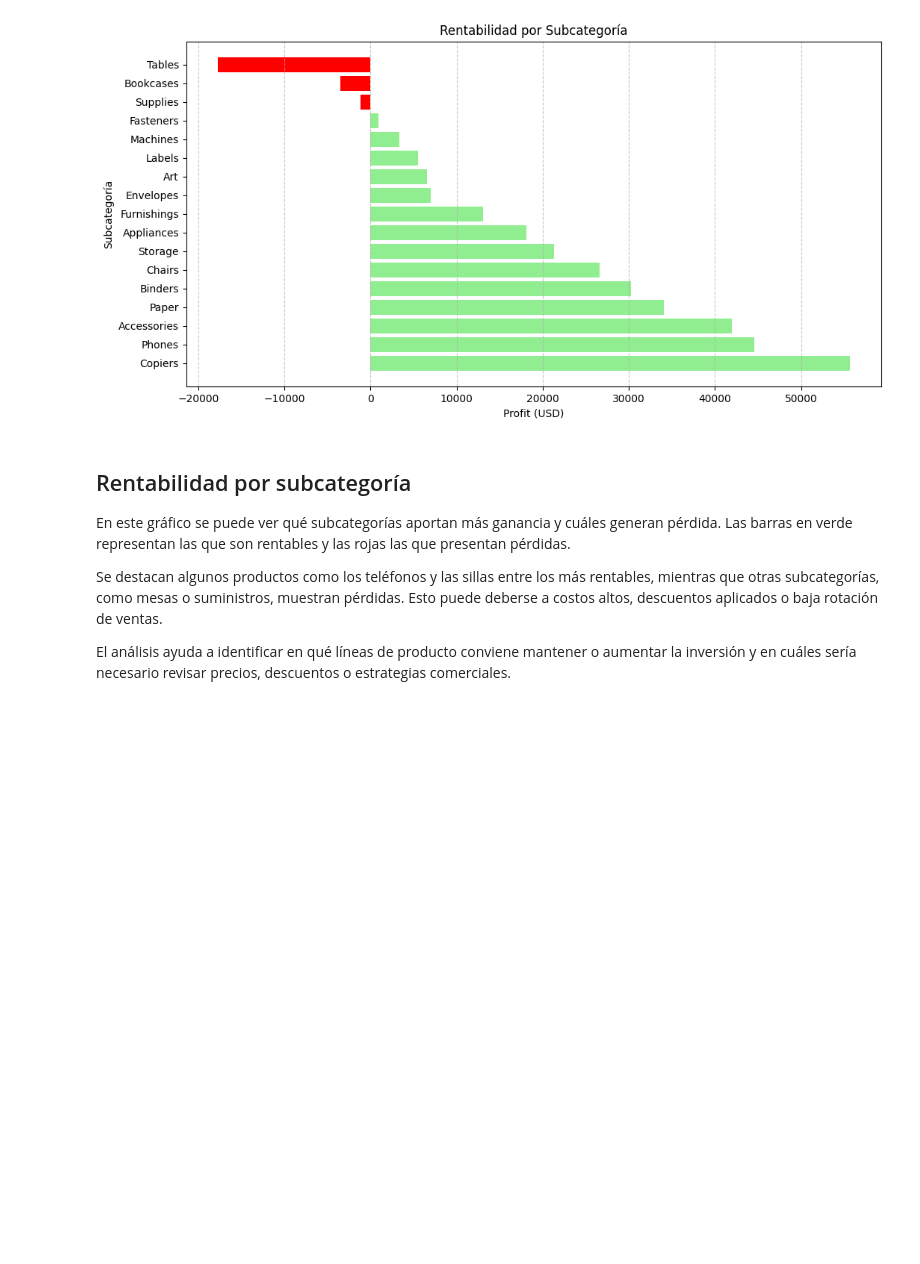
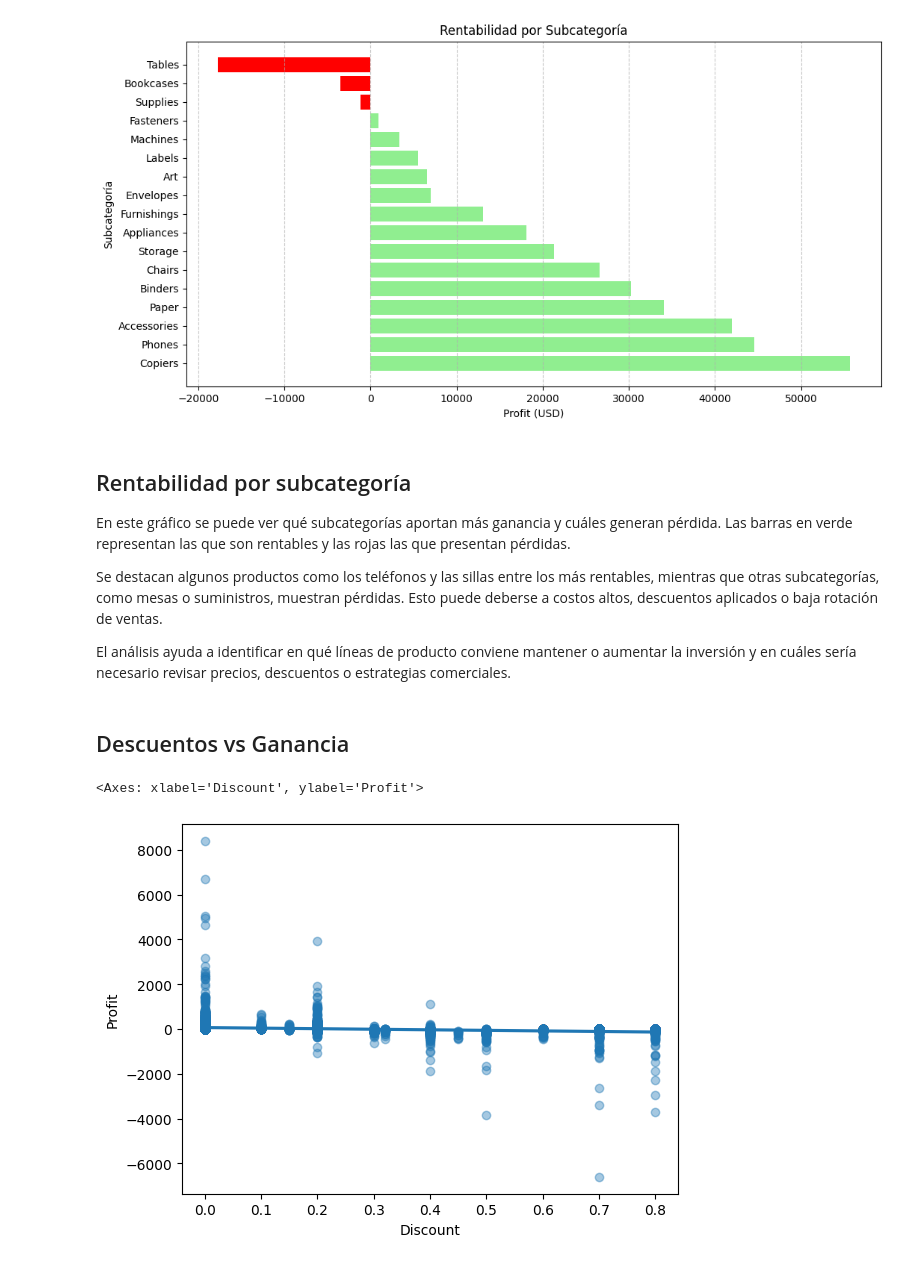
Before and after one commit to AgusISO8583/ITBA, a Jupyter notebook: TP_supermercadoG3.ipynb, the cells around one changed output. Drawn from its saved outputs; the diff is of its cells as text; code cells hidden in the pictures; blank space fills up the shorter version.

Commit message:
mas descuento menos ganancia

```diff
--- a/TP_supermercadoG3.ipynb
+++ b/TP_supermercadoG3.ipynb
@@ -305,3 +300,10 @@ Se destacan algunos productos como los teléfonos y las sillas entre los más re
 Esto puede deberse a costos altos, descuentos aplicados o baja rotación de ventas.
 
 El análisis ayuda a identificar en qué líneas de producto conviene mantener o aumentar la inversión y en cuáles sería necesario revisar precios, descuentos o estrategias comerciales.
+# %% [markdown]
+## Descuentos vs Ganancia
+# %%
+sns.regplot(x='Discount', y='Profit', data=df, scatter_kws={'alpha':0.4})
+# %% [output]
+<Axes: xlabel='Discount', ylabel='Profit'>
+[figure, added]
```
Also changed, not shown: parts of 6 cells of this notebook.
